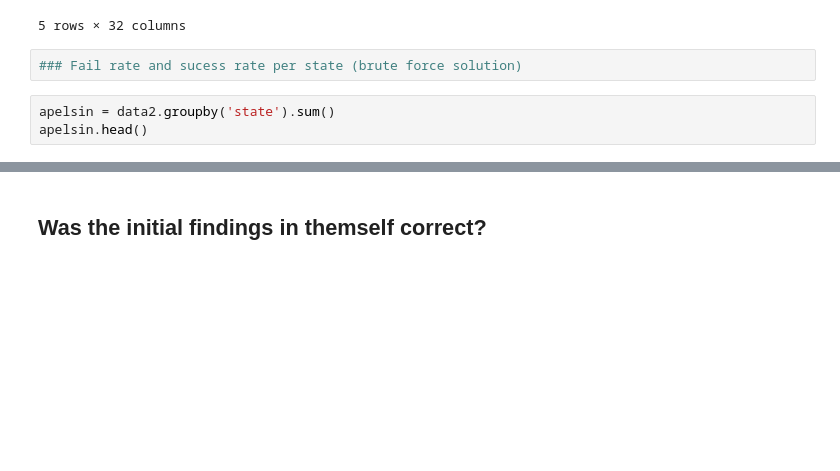
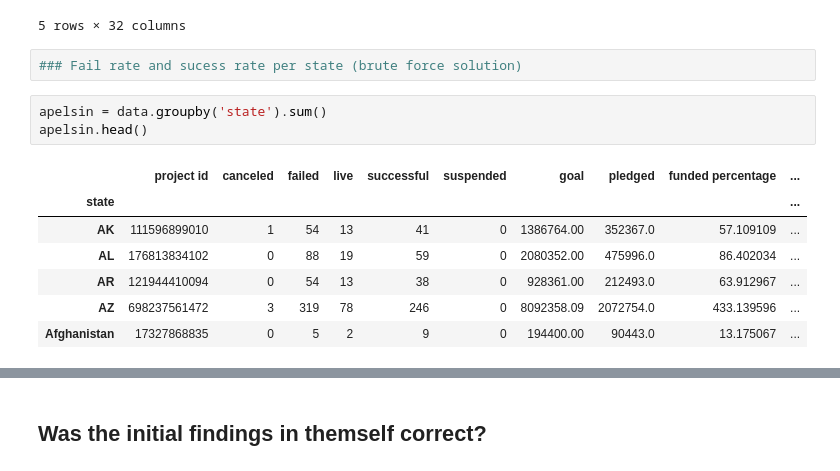
Before and after one commit to yhpf/kickstarter, a Jupyter notebook: kickstarter2.ipynb, the cells around one changed output, grey strips where cells are left out. Drawn from its saved outputs; the diff is of its cells as text; blank space fills up the shorter version.

```diff
--- a/kickstarter2.ipynb
+++ b/kickstarter2.ipynb
@@ -31,8 +31,16 @@ data.head()
 # %%
 ### Fail rate and sucess rate per state (brute force solution)
 # %%
-apelsin = data2.groupby('state').sum()
+apelsin = data.groupby('state').sum()
 apelsin.head()
+# %% [output]
+|  | project id | canceled | failed | live | successful | suspended | goal | pledged | funded percentage | ... |
+| state |  |  |  |  |  |  |  |  |  | ... |
+| AK | 111596899010 | 1 | 54 | 13 | 41 | 0 | 1386764.00 | 352367.0 | 57.109109 | ... |
+| AL | 176813834102 | 0 | 88 | 19 | 59 | 0 | 2080352.00 | 475996.0 | 86.402034 | ... |
+| AR | 121944410094 | 0 | 54 | 13 | 38 | 0 | 928361.00 | 212493.0 | 63.912967 | ... |
+| AZ | 698237561472 | 3 | 319 | 78 | 246 | 0 | 8092358.09 | 2072754.0 | 433.139596 | ... |
+| Afghanistan | 17327868835 | 0 | 5 | 2 | 9 | 0 | 194400.00 | 90443.0 | 13.175067 | ... |
 # %%
 apelsin = apelsin.drop(['project id','goal','pledged','funded percentage','duration','backers','levels',
                        'updates','comments','weekday_nr','nr_in_month','month_nr','year'], axis=1)
```
Also changed, not shown: parts of 29 cells of this notebook.
